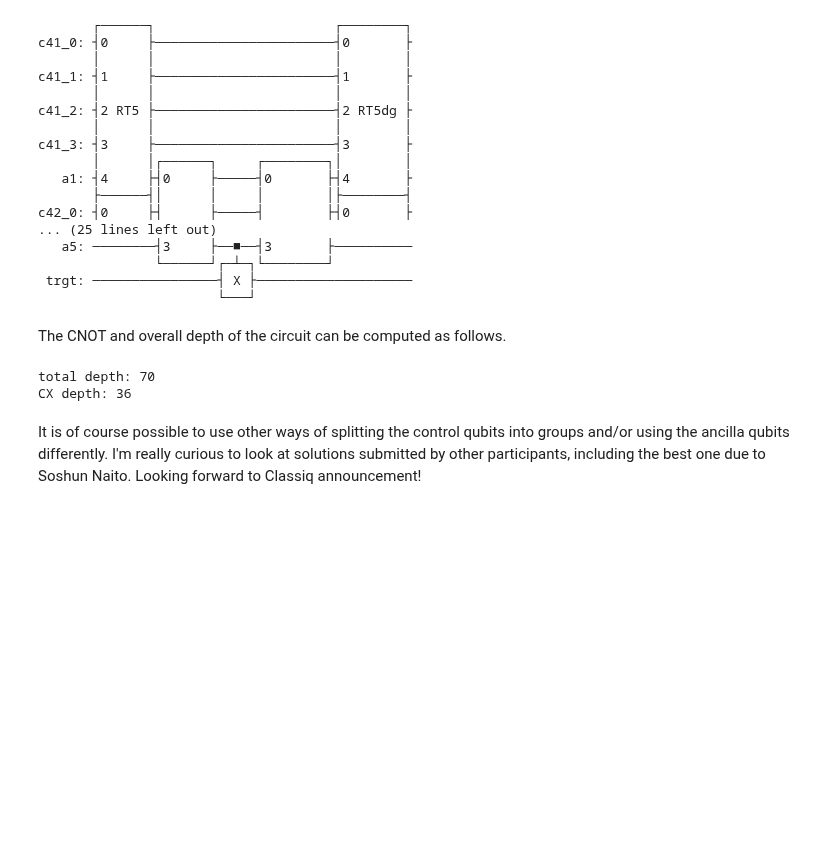
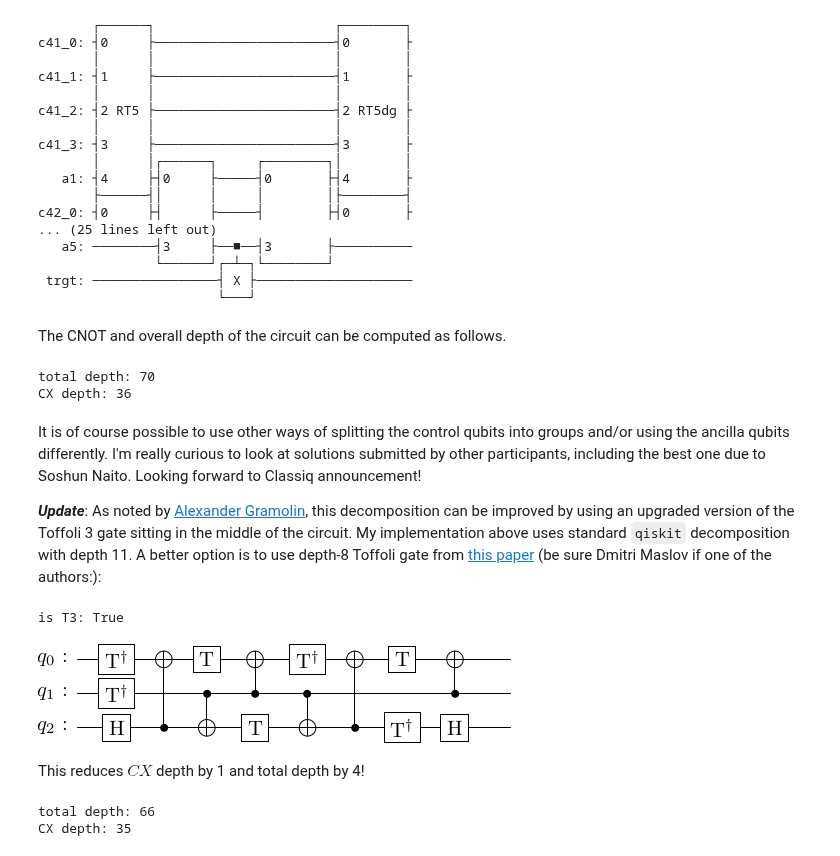
Before and after one commit to idnm/blog0, a Jupyter notebook: _notebooks/2022-06-21-Classiq Toffoli.ipynb, the cells around one changed output. Drawn from its saved outputs; the diff is of its cells as text; code cells hidden in the pictures; blank space fills up the shorter version.

Commit message:
Gramolin suggestion

```diff
--- a/_notebooks/2022-06-21-Classiq Toffoli.ipynb
+++ b/_notebooks/2022-06-21-Classiq Toffoli.ipynb
@@ -25,6 +25,13 @@ from qiskit.extensions import UnitaryGate
 from qiskit.circuit import Instruction
 from typing import Union
 import numpy as np
+
+qc = QuantumCircuit(1)
+try:
+    qc.draw(output='latex')
+    output='latex'
+except MissingOptionalLibraryError: # This happends in Colab
+    output='mpl'
 # %% [markdown]
 # What's in here?
 # %% [markdown]
@@ -425,3 +432,75 @@ total depth: 70
 CX depth: 36
 # %% [markdown]
 It is of course possible to use other ways of splitting the control qubits into groups and/or using the ancilla qubits differently. I'm really curious to look at solutions submitted by other participants, including the best one due to Soshun Naito. Looking forward to Classiq announcement!
+
+___Update___: As noted by [Alexander Gramolin](https://www.linkedin.com/in/gramolin/), this decomposition can be improved by using an upgraded version of the Toffoli 3 gate sitting in the middle of the circuit. My implementation above uses standard `qiskit` decomposition with depth 11. A better option is to use depth-8 Toffoli gate from [this paper](https://arxiv.org/abs/1206.0758) (be sure Dmitri Maslov if one of the authors:):
+# %%
+#collapse
+# Build circuit
+qc = QuantumCircuit(3)
+qc.tdg(0)
+qc.tdg(1)
+qc.h(2)
+qc.cx(2, 0)
+qc.t(0)
+qc.cx(1, 2)
+qc.cx(1, 0)
+qc.t(2)
+qc.tdg(0)
+qc.cx(1, 2)
+qc.cx(2, 0)
+qc.t(0)
+qc.tdg(2)
+qc.cx(1, 0)
+qc.h(2)
+
+# Store to gate
+T3 = qc.to_instruction(label='T3')
+
+# Check that it is indeed the relative phase Toffoli 3 gate
+u_T3 = Operator(qc).data
+qc_T3_standard = QuantumCircuit(3)
+qc_T3_standard.ccx(0, 1, 2)
+u_T3_standard = Operator(qc_T3_standard).data
+print('is T3:', np.allclose(u_T3, u_T3_standard))
+
+# Draw
+qc.draw(output=output)
+# %% [output]
+is T3: True
+[figure, added]
+# %% [markdown]
+This reduces $CX$ depth by 1 and total depth by 4!
+# %%
+#collapse
+c41 = QuantumRegister(4, 'c41')
+c42 = QuantumRegister(4, 'c42')
+c31 = QuantumRegister(3, 'c31')
+c32 = QuantumRegister(3, 'c32')
+
+a = [QuantumRegister(1, f'a{i}') for i in range(1, 6)]
+t = QuantumRegister(1, 'trgt')
+
+qc = QuantumCircuit(c41, a[0], c42, a[1], c31, a[2], c32, a[3], a[4], t)
+
+qc.append(RT5, list(range(0, 5)))
+qc.append(RT5, list(range(5, 10)))
+qc.append(RT4, list(range(10, 14)))
+qc.append(RT4, list(range(14, 18)))
+
+qc.append(RT4, [4, 9, 13, 18])
+qc.append(T3, [17, 18, 19])
+qc.append(RT4dg, [4, 9, 13, 18])
+
+qc.append(RT5dg, list(range(0, 5)))
+qc.append(RT5dg, list(range(5, 10)))
+qc.append(RT4dg, list(range(10, 14)))
+qc.append(RT4dg, list(range(14, 18)))
+
+qc_final = transpile(qc, basis_gates=['cx', 'u'])
+
+print('total depth:', qc_final.depth())
+print('CX depth:', qc_final.depth(lambda gate: gate[0].name == 'cx'))
+# %% [output]
+total depth: 66
+CX depth: 35
```
Also changed, not shown: parts of 9 cells of this notebook, 4 other files.
